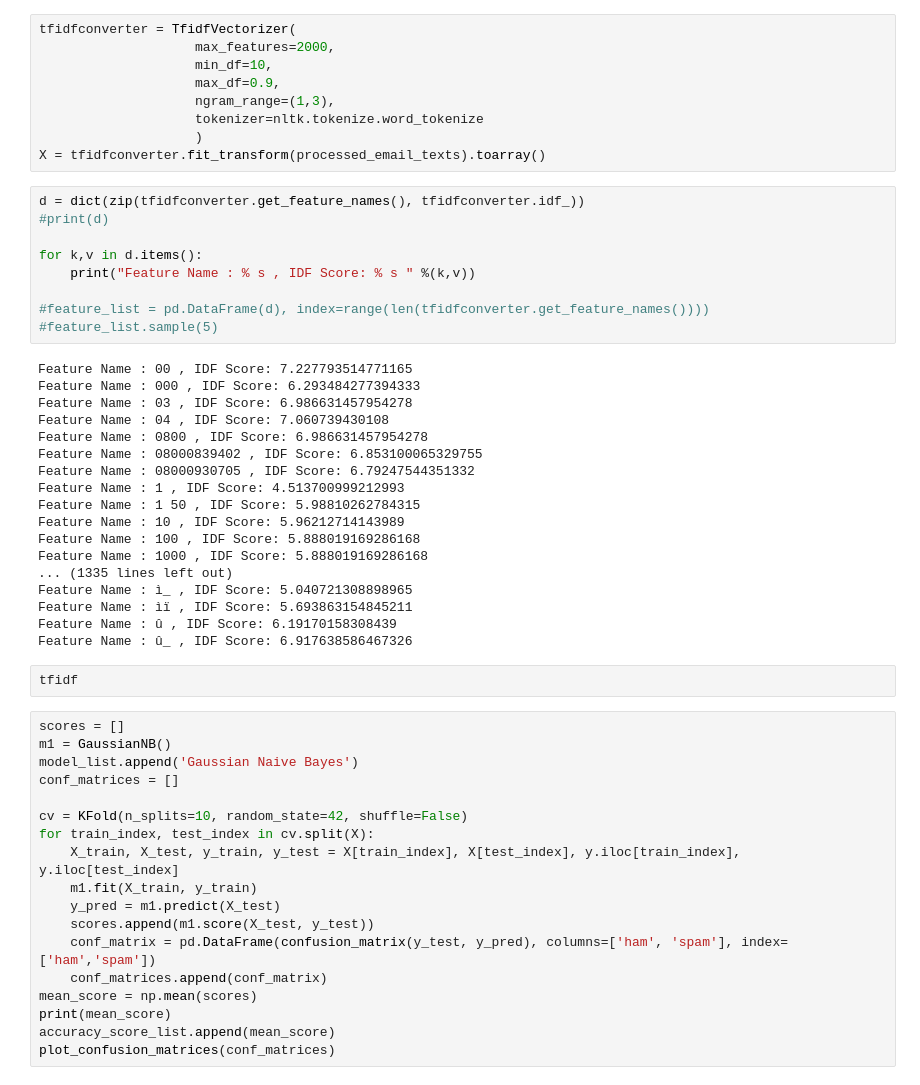
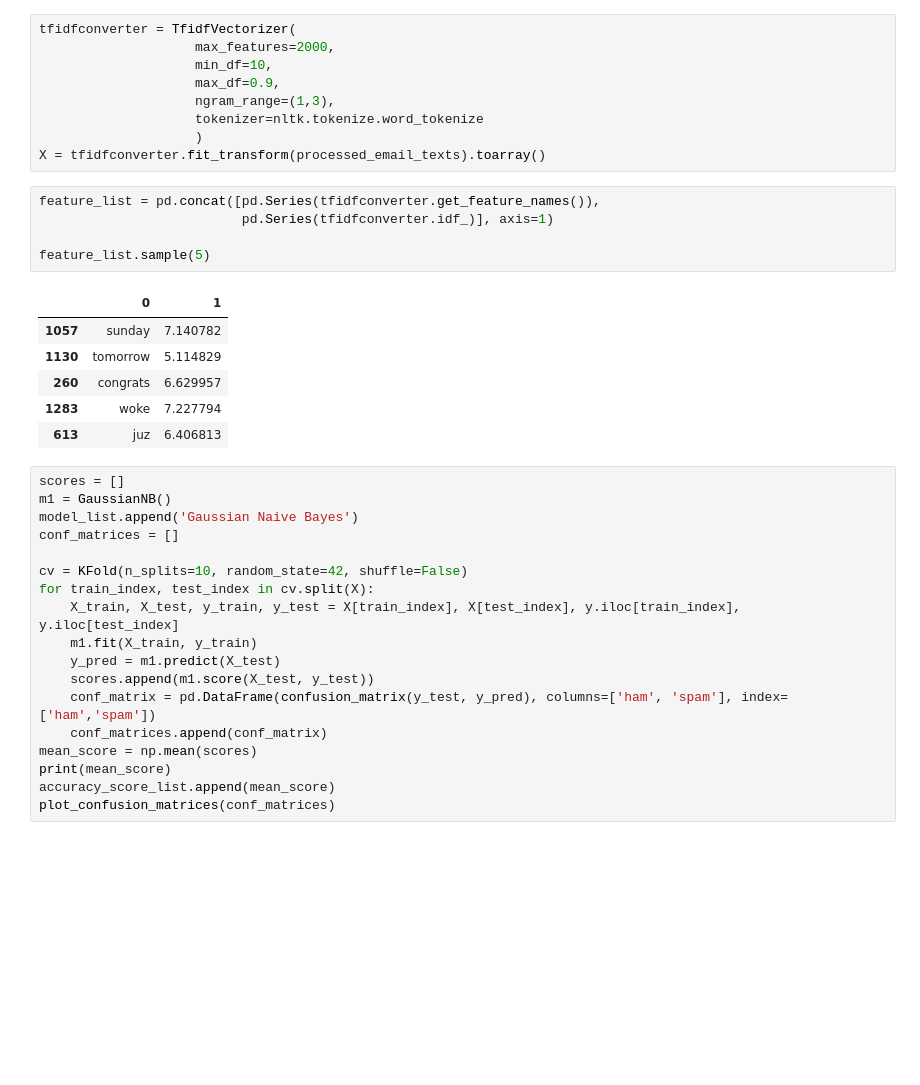
Before and after one commit to brajbhushan-tripathi/ML_Assignment, a Jupyter notebook: Question1/problem_statement_1.ipynb, the cells around one changed output. Drawn from its saved outputs; the diff is of its cells as text; blank space fills up the shorter version.

```diff
--- a/Question1/problem_statement_1.ipynb
+++ b/Question1/problem_statement_1.ipynb
@@ -92,35 +92,18 @@ tfidfconverter = TfidfVectorizer(
                     tokenizer=nltk.tokenize.word_tokenize
                     )
 X = tfidfconverter.fit_transform(processed_email_texts).toarray()
-# %%
-d = dict(zip(tfidfconverter.get_feature_names(), tfidfconverter.idf_))
-#print(d)
-
-for k,v in d.items():
-    print("Feature Name : % s , IDF Score: % s " %(k,v))
-
-#feature_list = pd.DataFrame(d), index=range(len(tfidfconverter.get_feature_names())))
-#feature_list.sample(5)
-# %% [output]
-Feature Name : 00 , IDF Score: 7.227793514771165
-Feature Name : 000 , IDF Score: 6.293484277394333
-Feature Name : 03 , IDF Score: 6.986631457954278
-Feature Name : 04 , IDF Score: 7.060739430108
-Feature Name : 0800 , IDF Score: 6.986631457954278
-Feature Name : 08000839402 , IDF Score: 6.853100065329755
-Feature Name : 08000930705 , IDF Score: 6.79247544351332
-Feature Name : 1 , IDF Score: 4.513700999212993
-Feature Name : 1 50 , IDF Score: 5.98810262784315
-Feature Name : 10 , IDF Score: 5.96212714143989
-Feature Name : 100 , IDF Score: 5.888019169286168
-Feature Name : 1000 , IDF Score: 5.888019169286168
-... (1335 lines left out)
-Feature Name : ì_ , IDF Score: 5.040721308898965
-Feature Name : ìï , IDF Score: 5.693863154845211
-Feature Name : û , IDF Score: 6.19170158308439
-Feature Name : û_ , IDF Score: 6.917638586467326
-# %%
-tfidf
+# %%
+feature_list = pd.concat([pd.Series(tfidfconverter.get_feature_names()),
+                          pd.Series(tfidfconverter.idf_)], axis=1)
+
+feature_list.sample(5)
+# %% [output]
+|  | 0 | 1 |
+| 1057 | sunday | 7.140782 |
+| 1130 | tomorrow | 5.114829 |
+| 260 | congrats | 6.629957 |
+| 1283 | woke | 7.227794 |
+| 613 | juz | 6.406813 |
 # %%
 scores = []
 m1 = GaussianNB()
```
Also changed, not shown: parts of 2 cells of this notebook.
